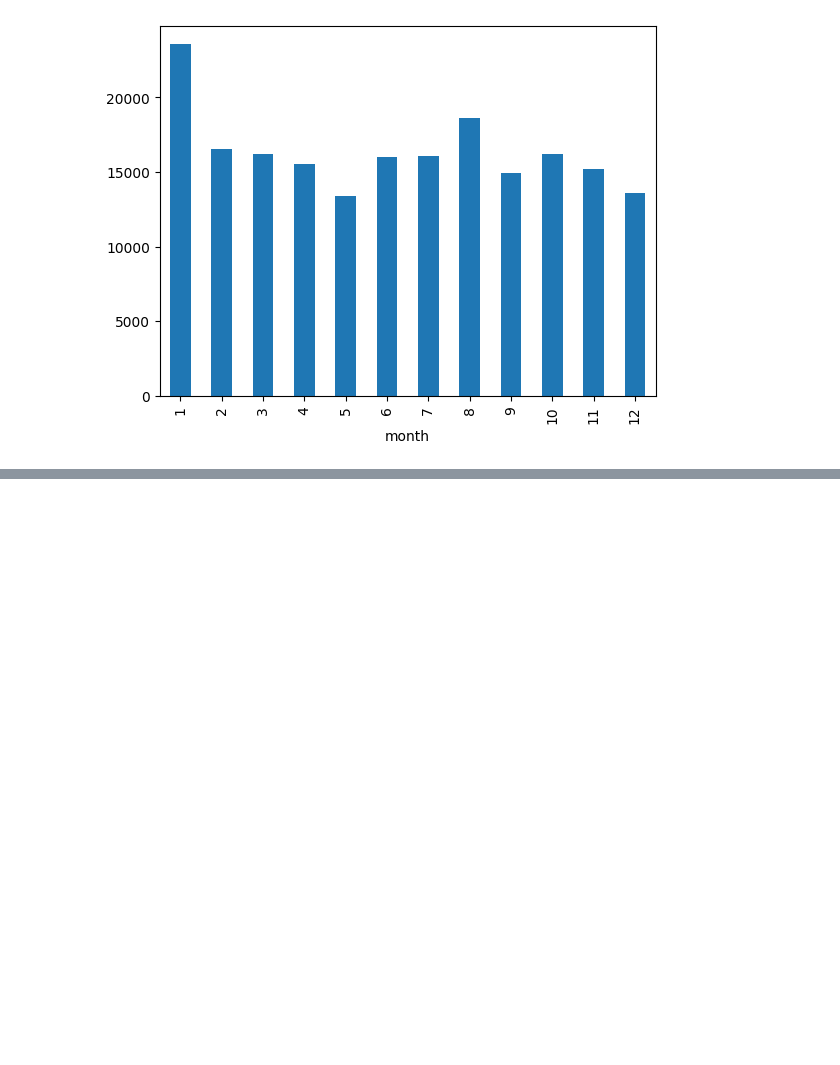
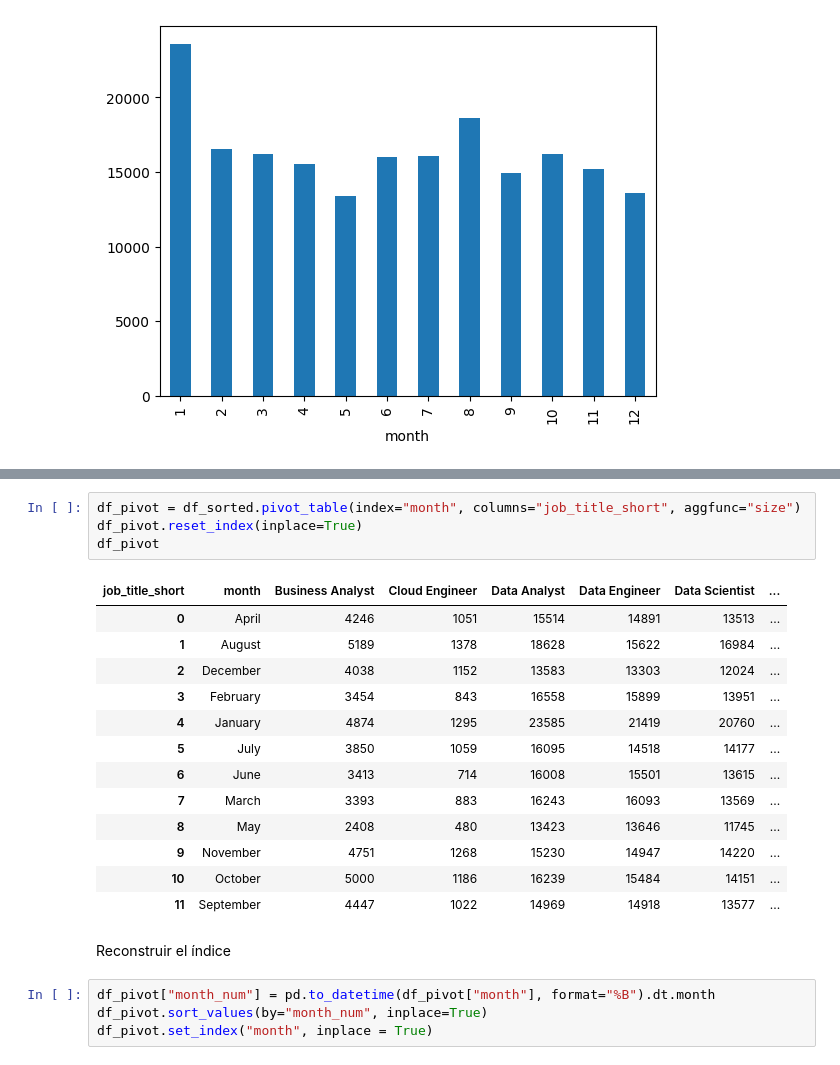
Before and after one commit to Maxime-VP/Proyectos-de-practica, a Jupyter notebook: Python/Jupyter/Monthly_Job_Demand_exercise.ipynb, the cells around one changed output, grey strips where cells are left out. Drawn from its saved outputs; the diff is of its cells as text; blank space fills up the shorter version.

```diff
--- a/Python/Jupyter/Monthly_Job_Demand_exercise.ipynb
+++ b/Python/Jupyter/Monthly_Job_Demand_exercise.ipynb
@@ -134,0 +149,24 @@ df_grouped_Data_Analyst.plot(kind="bar")
+# %%
+df_pivot = df_sorted.pivot_table(index="month", columns="job_title_short", aggfunc="size")
+df_pivot.reset_index(inplace=True)
+df_pivot
+# %% [output]
+| job_title_short | month | Business Analyst | Cloud Engineer | Data Analyst | Data Engineer | Data Scientist | ... |
+| 0 | April | 4246 | 1051 | 15514 | 14891 | 13513 | ... |
+| 1 | August | 5189 | 1378 | 18628 | 15622 | 16984 | ... |
+| 2 | December | 4038 | 1152 | 13583 | 13303 | 12024 | ... |
+| 3 | February | 3454 | 843 | 16558 | 15899 | 13951 | ... |
+| 4 | January | 4874 | 1295 | 23585 | 21419 | 20760 | ... |
+| 5 | July | 3850 | 1059 | 16095 | 14518 | 14177 | ... |
+| 6 | June | 3413 | 714 | 16008 | 15501 | 13615 | ... |
+| 7 | March | 3393 | 883 | 16243 | 16093 | 13569 | ... |
+| 8 | May | 2408 | 480 | 13423 | 13646 | 11745 | ... |
+| 9 | November | 4751 | 1268 | 15230 | 14947 | 14220 | ... |
+| 10 | October | 5000 | 1186 | 16239 | 15484 | 14151 | ... |
+| 11 | September | 4447 | 1022 | 14969 | 14918 | 13577 | ... |
+# %% [markdown]
+Reconstruir el índice
+# %%
+df_pivot["month_num"] = pd.to_datetime(df_pivot["month"], format="%B").dt.month
+df_pivot.sort_values(by="month_num", inplace=True)
+df_pivot.set_index("month", inplace = True)
```
Also changed, not shown: parts of 7 cells of this notebook.
